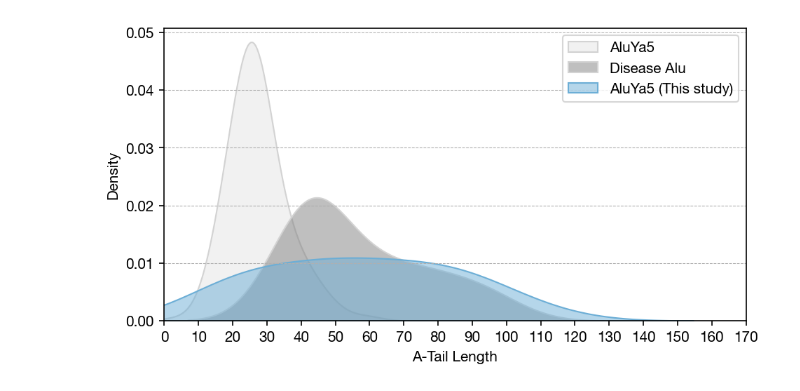
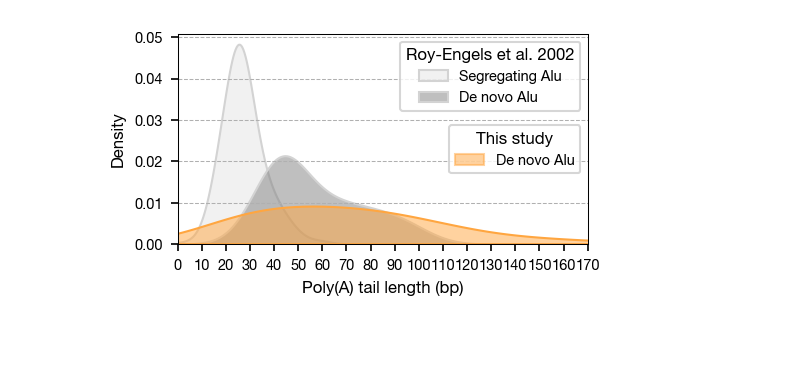
Before and after one commit to sudmantlab/vesper, a Jupyter notebook: notebooks/confidence.ipynb, the cells around one changed output. Drawn from its saved outputs; the diff is of its cells as text; code cells hidden in the pictures; blank space fills up the shorter version.

```diff
--- a/notebooks/confidence.ipynb
+++ b/notebooks/confidence.ipynb
@@ -55,11 +92,13 @@ all_variants = load_test_dataset(Path("/Users/stacy/sudmant/vesper/notebooks/fil
 # %%
 BreakPointAnalyzer = BreakpointAnalyzer(reference_fasta = Path("/Users/stacy/sudmant/references/hg38_HGSVC/hg38.no_alt.fa"),
                                         context_size = 50,
-                                        max_edit = 0)
+                                        max_edit = 0,
+                                        debug = True)
 
 microhomology_data = []
 tsd_data = []
 poly_a_tail_data = []
+read_data = []
 for variant in all_variants:
     breakpoint = BreakPointAnalyzer.analyze_breakpoint(variant)
     repeat_class = variant.repeatmasker_results[0].repeat_class
@@ -90,18 +129,30 @@ for variant in all_variants:
         }
         tsd_data.append(tsd_entry)
     if breakpoint.poly_a_tail[0]:
-        _, poly_a_tail_length, poly_a_tail_coords = breakpoint.poly_a_tail
+        _, poly_a_tail_seq, poly_a_tail_coords, poly_a_tail_length, poly_a_tail_impurity = breakpoint.poly_a_tail
 
         poly_a_tail_entry = {
             'variant_id': variant.variant.ID,
             'repeat_class': repeat_class,
             'repeat_name': repeat_name,
             'poly_a_tail_length': poly_a_tail_length,
-            'poly_a_tail_coords': poly_a_tail_coords # remember these are relative to the insertion
+            'poly_a_tail_coords': poly_a_tail_coords, # remember these are relative to the insertion
+            'poly_a_tail_seq': poly_a_tail_seq,
+            'poly_a_tail_impurity': poly_a_tail_impurity
         }
         poly_a_tail_data.append(poly_a_tail_entry)
+
+    if breakpoint.support_reads:
+        for read in breakpoint.support_reads.reads:
+            read_entry = {
+                'variant_id': variant.variant.ID,
+                'read_id': read.name,
+                'read_sequence': read.sequence
+            }
+            read_data.append(read_entry)
 
 microhomology_df = pd.DataFrame(microhomology_data) # kind of broken rn leave for later
 tsd_df = pd.DataFrame(tsd_data)
 poly_a_tail_df = pd.DataFrame(poly_a_tail_data)
+read_data_df = pd.DataFrame(read_data)
 # %%
@@ -573,48 +515,60 @@ roy_engel_aluya5_counts = {
     30: 9, 31: 13, 32: 0, 33: 7, 34: 6, 35: 5, 36: 3, 37: 3, 38: 2, 39: 5,
     40: 0, 41: 3, 42: 0, 42: 3, 43: 3, 44: 3, 45: 0, 47: 3, 50: 3, 59: 2
 }
 
 roy_engel_alu_disease_counts = {
     39: 1, 40: 2, 41: 1, 42: 1, 43: 1, 44: 1, 45: 0, 46: 1, 48: 1, 49: 1,
     62: 1, 64: 1, 68: 1, 80: 1, 78: 1, 91: 1, 96: 1
 }
 
 roy_engel_aluya5_counts = pd.DataFrame.from_dict(roy_engel_aluya5_counts, orient='index').reset_index()
 roy_engel_aluya5_counts.columns = ['poly_a_tail_length', 'count']
 roy_engel_aluya5_counts['percentage'] = roy_engel_aluya5_counts['count'] / roy_engel_aluya5_counts['count'].sum()
 
 roy_engel_alu_disease_counts = pd.DataFrame.from_dict(roy_engel_alu_disease_counts, orient='index').reset_index()
 roy_engel_alu_disease_counts.columns = ['poly_a_tail_length', 'count']
 roy_engel_alu_disease_counts['percentage'] = roy_engel_alu_disease_counts['count'] / roy_engel_alu_disease_counts['count'].sum()
 
-aluya5_counts = sorted_ins_coords[sorted_ins_coords['ins_name'] == 'AluYa5']['poly_a_tail_length'].value_counts().to_frame().reset_index()
-aluya5_counts['percentage'] = aluya5_counts['count'] / aluya5_counts['count'].sum()
+# only AluYa5
+# aluya5_counts = alu_contexts_df[alu_contexts_df['ins_name'] == 'AluYa5']['poly_a_tail_length'].value_counts().to_frame().reset_index()
+# aluya5_counts['percentage'] = aluya5_counts['count'] / aluya5_counts['count'].sum()
+alu_tail_counts = alu_contexts_df['poly_a_tail_length'].value_counts().to_frame().reset_index()
+alu_tail_counts['percentage'] = alu_tail_counts['count'] / alu_tail_counts['count'].sum()
 
 
-fig = plt.figure(figsize=(6.5,3.5), dpi =150)
-# plt.bar(roy_engel_aluya5_counts['poly_a_tail_length'], roy_engel_aluya5_counts['percentage'], width=0.8, color='lightgray', alpha = 0.5, label = 'AluYa5')
-# plt.bar(roy_engel_alu_disease_counts['poly_a_tail_length'], roy_engel_alu_disease_counts['percentage'], width=0.8, color='lightgray', label = 'Disease Alu')
-# plt.bar(aluya5_counts['poly_a_tail_length'], aluya5_counts['percentage'], width=0.8, color='#6caed6', label = 'AluYa5 (This study)')
+fig = plt.figure(figsize=(SINGLE_COL_WIDTH,2))
 
-sns.kdeplot(data=roy_engel_aluya5_counts, x='poly_a_tail_length', weights='percentage', fill=True, alpha = 0.3, color='lightgray', label='AluYa5')
-sns.kdeplot(data=roy_engel_alu_disease_counts, x='poly_a_tail_length', weights='percentage', fill=True, alpha = 0.5, color='gray', edgecolor='lightgray', label='Disease Alu')
-sns.kdeplot(data=aluya5_counts, x='poly_a_tail_length', weights='percentage', fill=True, alpha = 0.5, color='#6caed6', label='AluYa5 (This study)')
+sns.kdeplot(data=roy_engel_aluya5_counts, x='poly_a_tail_length', weights='percentage',
+            fill=True, alpha = 0.3, color='lightgray', label='Segregating Alu')
+sns.kdeplot(data=roy_engel_alu_disease_counts, x='poly_a_tail_length', weights='percentage',
+            fill=True, alpha = 0.5, color='gray', edgecolor='lightgray', label='De novo Alu')
+
+# label='De novo Alu\n(this study)',
+sns.kdeplot(data=alu_tail_counts, x='poly_a_tail_length', weights='percentage',
+            fill=True, alpha = 0.5, color='#ffa640', legend = False)
 
 
-plt.xlabel("A-Tail Length")
-# plt.ylabel("Frequency")
+plt.xlabel("Poly(A) tail length (bp)")
 plt.ylabel("Density")
 plt.grid(axis='y', linestyle='--', linewidth=0.5)
-# plt.yticks(range(0, 21, 5))
 plt.xlim(0, 170)
 plt.xticks(range(0, 171, 10))
 plt.tight_layout()
-plt.legend(loc='upper right', bbox_to_anchor=(1, 1))
 
-# transparent bg
-fig.patch.set_alpha(0.0)
+# Create main legend
+legend1 = plt.legend(title = "Roy-Engels et al. 2002", loc='upper right')
 
-plt.savefig("/Users/stacy/Documents/Writing/spermSV/Figures/plots/poly_a_comparison.png", dpi = 300)
-plt.savefig("/Users/stacy/Documents/Writing/spermSV/Figures/plots/poly_a_comparison.pdf")
+# Create patch for second legend
+patch = Patch(color='#ffa640', alpha=0.5, label='De novo Alu')
+# Add second legend below first one
+plt.legend(title = "This study", handles=[patch], loc='upper right', bbox_to_anchor=(1.0, 0.6))
+# Add the first legend back
+plt.gca().add_artist(legend1)
+
+plt.savefig(f"{figure_dir}/roy_engels_poly_a_comparison.png",
+            dpi = 300,
+            transparent = True)
+plt.savefig(f"{figure_dir}/roy_engels_poly_a_comparison.pdf",
+            transparent = True)
 # %% [output]
-[figure, old version]
+[figure, new version]
```
Also changed, not shown: parts of 16 cells of this notebook, 3 other files.
